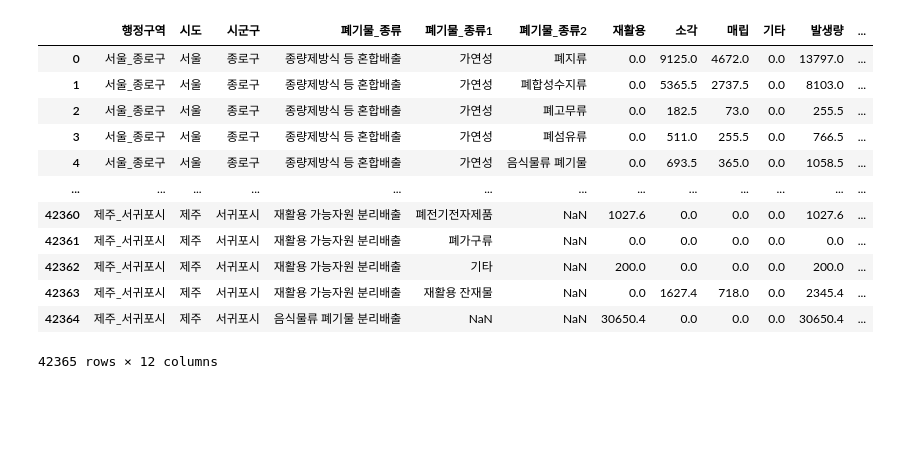
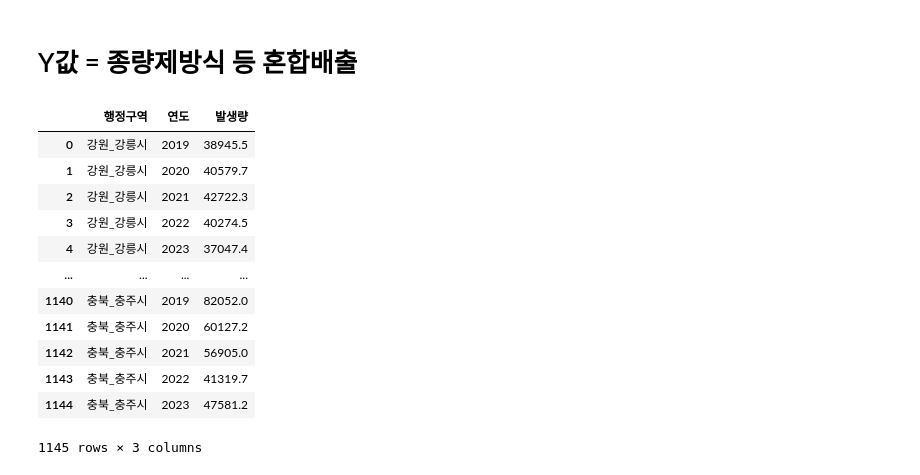
Before and after one commit to kimsang0220/Busan_Big_Data, a Jupyter notebook: NMJ/8차_데이터분석.ipynb, the cells around one changed output. Cells and saved outputs as stored; diff of their text form; code cells hidden in the pictures; blank space fills up the shorter version.

```diff
--- a/NMJ/8차_데이터분석.ipynb
+++ b/NMJ/8차_데이터분석.ipynb
@@ -4,19 +10,22 @@ import numpy as np
 # %%
 df_x = pd.read_csv('../../DB/x_변수병합_민주.csv', encoding='CP949')
 df_y = pd.read_csv('../../DB/폐기물데이터_행정구역변경_2.csv', encoding='CP949')
-# %%
-df_y[[]]
-# %% [output]
-|  | 행정구역 | 시도 | 시군구 | 폐기물_종류 | 폐기물_종류1 | 폐기물_종류2 | 재활용 | 소각 | 매립 | 기타 | 발생량 | ... |
-| 0 | 서울_종로구 | 서울 | 종로구 | 종량제방식 등 혼합배출 | 가연성 | 폐지류 | 0.0 | 9125.0 | 4672.0 | 0.0 | 13797.0 | ... |
-| 1 | 서울_종로구 | 서울 | 종로구 | 종량제방식 등 혼합배출 | 가연성 | 폐합성수지류 | 0.0 | 5365.5 | 2737.5 | 0.0 | 8103.0 | ... |
-| 2 | 서울_종로구 | 서울 | 종로구 | 종량제방식 등 혼합배출 | 가연성 | 폐고무류 | 0.0 | 182.5 | 73.0 | 0.0 | 255.5 | ... |
-| 3 | 서울_종로구 | 서울 | 종로구 | 종량제방식 등 혼합배출 | 가연성 | 폐섬유류 | 0.0 | 511.0 | 255.5 | 0.0 | 766.5 | ... |
-| 4 | 서울_종로구 | 서울 | 종로구 | 종량제방식 등 혼합배출 | 가연성 | 음식물류 폐기물 | 0.0 | 693.5 | 365.0 | 0.0 | 1058.5 | ... |
-| ... | ... | ... | ... | ... | ... | ... | ... | ... | ... | ... | ... | ... |
-| 42360 | 제주_서귀포시 | 제주 | 서귀포시 | 재활용 가능자원 분리배출 | 폐전기전자제품 | NaN | 1027.6 | 0.0 | 0.0 | 0.0 | 1027.6 | ... |
-| 42361 | 제주_서귀포시 | 제주 | 서귀포시 | 재활용 가능자원 분리배출 | 폐가구류 | NaN | 0.0 | 0.0 | 0.0 | 0.0 | 0.0 | ... |
-| 42362 | 제주_서귀포시 | 제주 | 서귀포시 | 재활용 가능자원 분리배출 | 기타 | NaN | 200.0 | 0.0 | 0.0 | 0.0 | 200.0 | ... |
-| 42363 | 제주_서귀포시 | 제주 | 서귀포시 | 재활용 가능자원 분리배출 | 재활용 잔재물 | NaN | 0.0 | 1627.4 | 718.0 | 0.0 | 2345.4 | ... |
-| 42364 | 제주_서귀포시 | 제주 | 서귀포시 | 음식물류 폐기물 분리배출 | NaN | NaN | 30650.4 | 0.0 | 0.0 | 0.0 | 30650.4 | ... |
-42365 rows × 12 columns
+# %% [markdown]
+# Y값 = 종량제방식 등 혼합배출
+# %%
+y_1 = df_y[df_y['폐기물_종류'] == '종량제방식 등 혼합배출'].groupby(['행정구역','연도'])[['발생량']].sum().reset_index()
+y_1
+# %% [output]
+|  | 행정구역 | 연도 | 발생량 |
+| 0 | 강원_강릉시 | 2019 | 38945.5 |
+| 1 | 강원_강릉시 | 2020 | 40579.7 |
+| 2 | 강원_강릉시 | 2021 | 42722.3 |
+| 3 | 강원_강릉시 | 2022 | 40274.5 |
+| 4 | 강원_강릉시 | 2023 | 37047.4 |
+| ... | ... | ... | ... |
+| 1140 | 충북_충주시 | 2019 | 82052.0 |
+| 1141 | 충북_충주시 | 2020 | 60127.2 |
+| 1142 | 충북_충주시 | 2021 | 56905.0 |
+| 1143 | 충북_충주시 | 2022 | 41319.7 |
+| 1144 | 충북_충주시 | 2023 | 47581.2 |
+1145 rows × 3 columns
```
Also changed, not shown: parts of 40 cells of this notebook.
